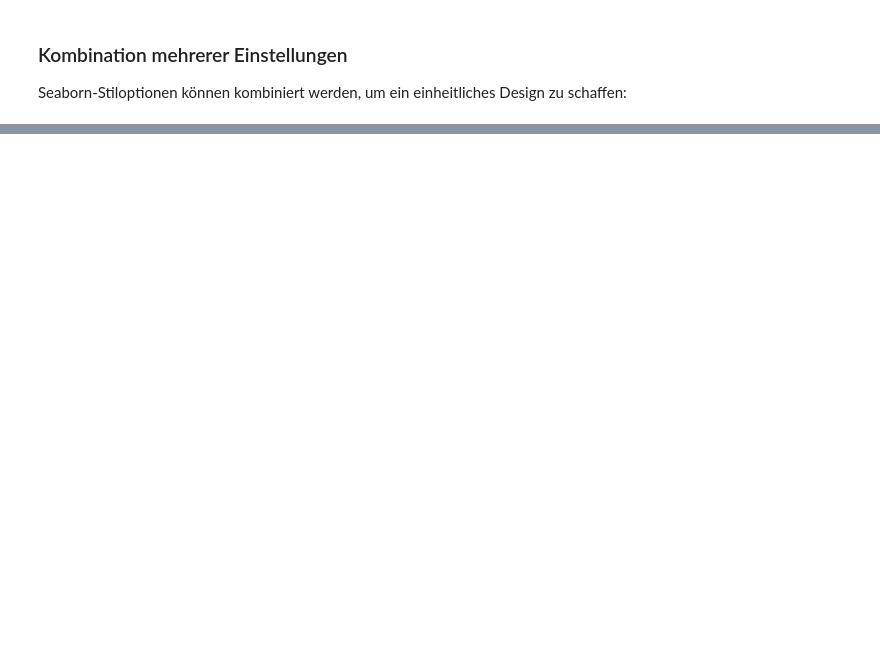
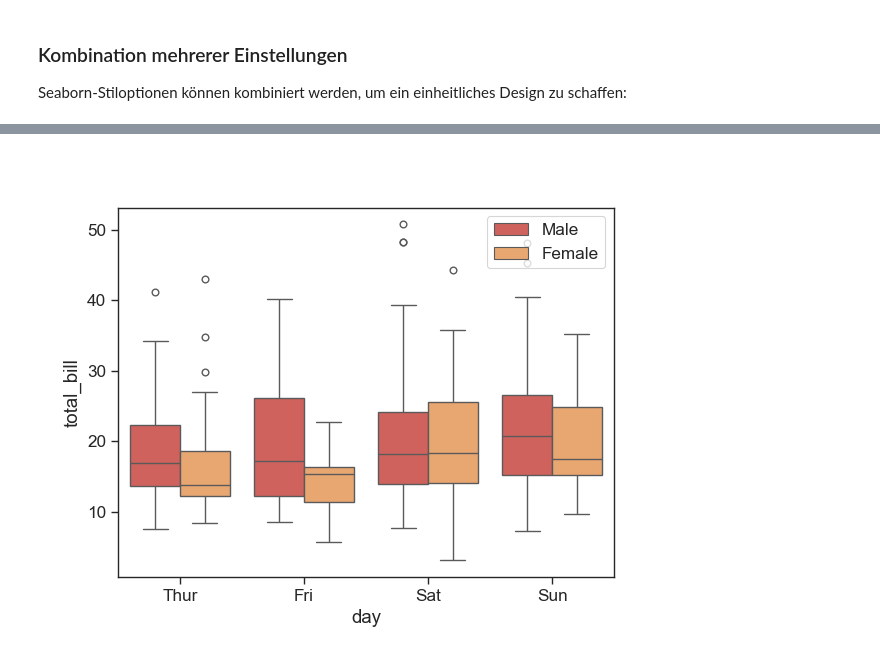
Before and after one commit to samuelrobertporter/SeabornTutorial, a Jupyter notebook: Tutorial.ipynb, the cells around one changed output, grey strips where cells are left out. Cells and saved outputs as stored; diff of their text form; code cells hidden in the pictures; blank space fills up the shorter version.

```diff
--- a/Tutorial.ipynb
+++ b/Tutorial.ipynb
@@ -276,0 +365,7 @@ plt.show()
+# %%
+plt.figure() # Erstellt eine neue Figur, damit sich der Plot nicht mit vorherigen überschneidet
+sns.boxplot(x='day', y='total_bill', data=tips_df, hue='sex') # Erstellt den Boxplot
+plt.legend(loc='upper right') # Setzt die Position des Legends alternative Parameter sind 'upper left', 'upper right', 'lower left', 'lower right'
+plt.show()
+# %% [output]
+[figure, added]
```
Also changed, not shown: parts of 42 cells of this notebook.
